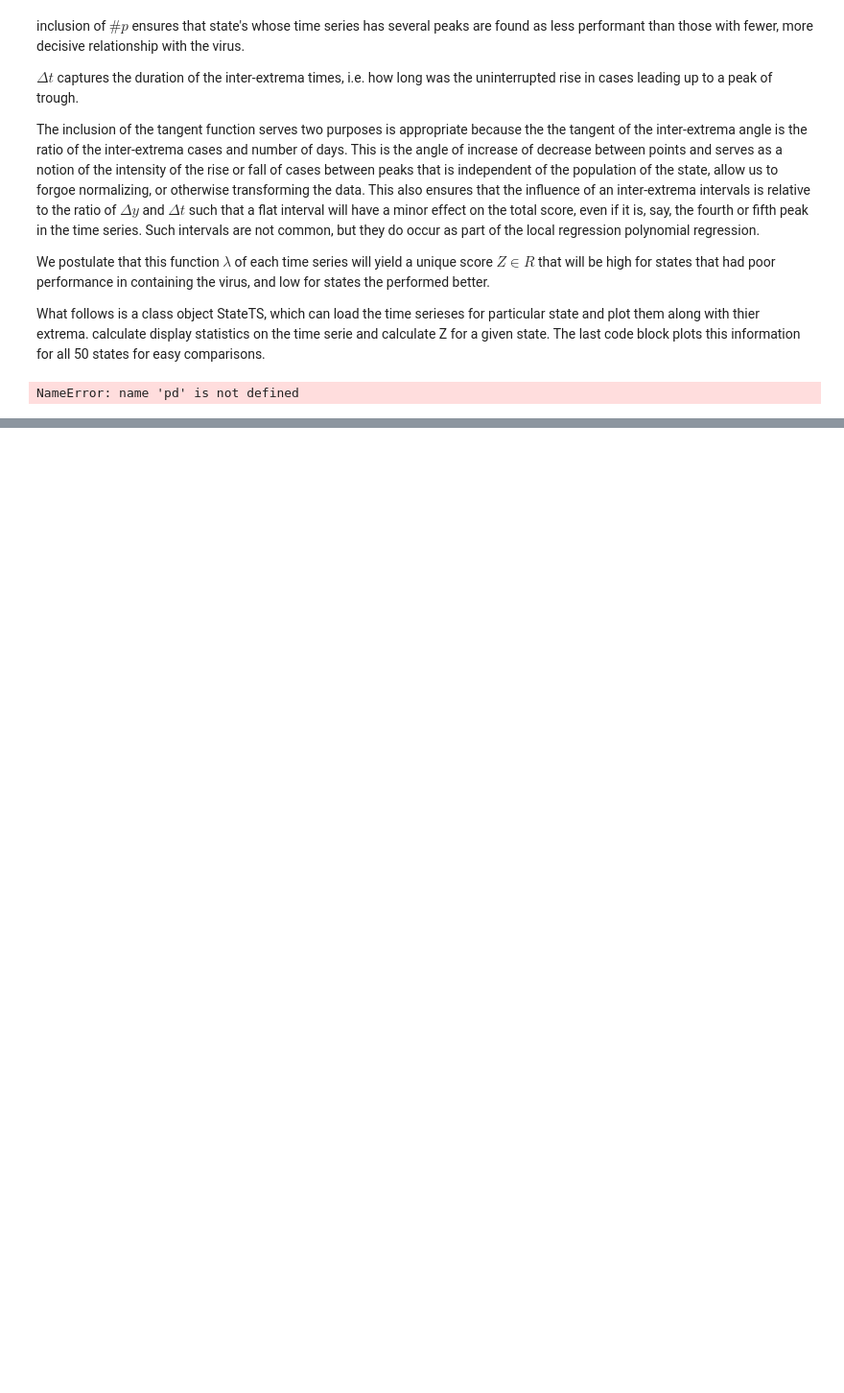
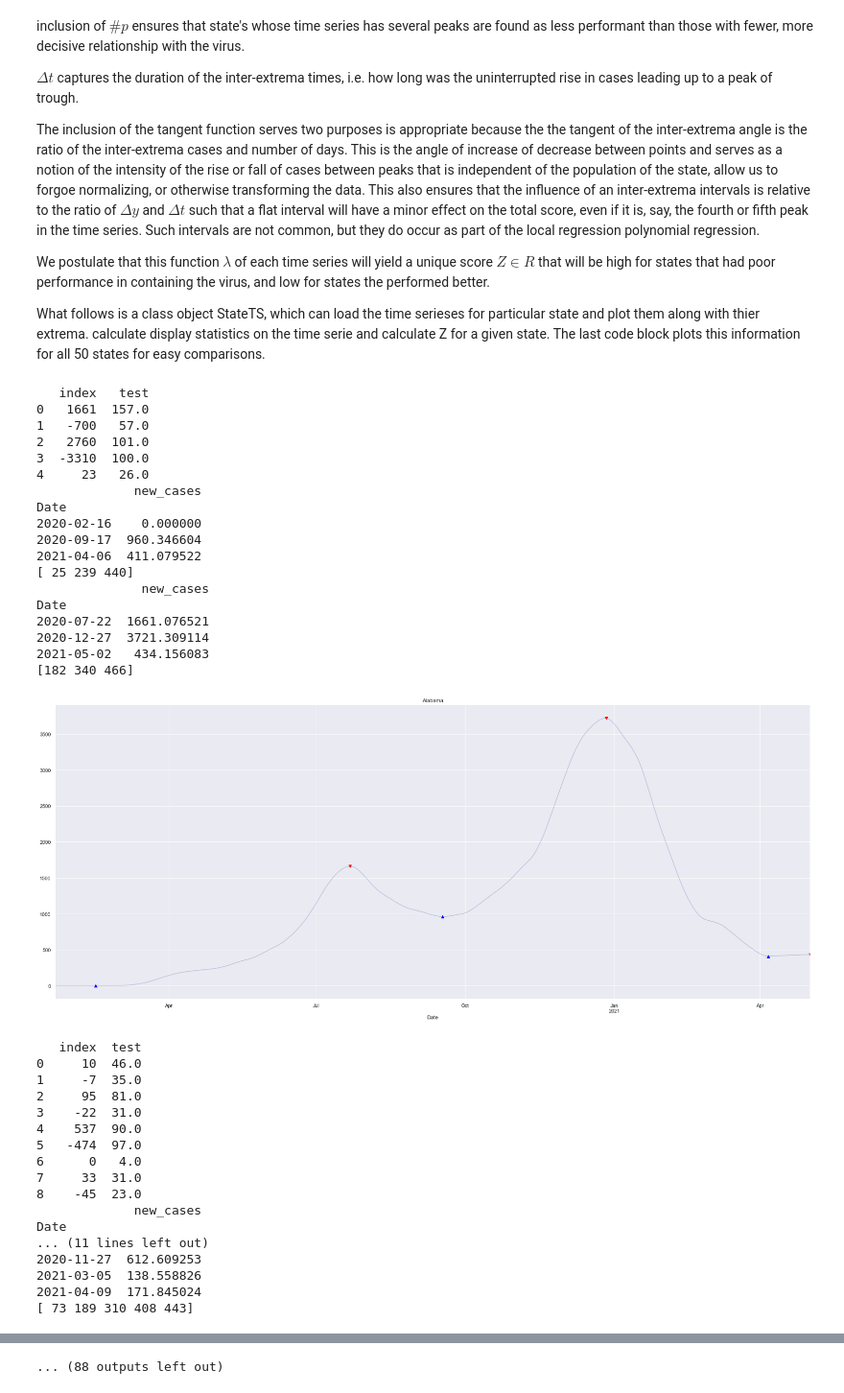
Before and after one commit to DS4A-Team79/COVID-Project, a Jupyter notebook: COVID_TS/50StateTSViz.ipynb, the cells around one changed output, grey strips where cells are left out. Shown at 96% size. Saved outputs shown, nothing was run; the diff lists cells and outputs as text; code cells hidden in the pictures; blank space fills up the shorter version.

```diff
--- a/COVID_TS/50StateTSViz.ipynb
+++ b/COVID_TS/50StateTSViz.ipynb
@@ -181,9 +181,42 @@ class StateTS:
         #print(f"Minimum of Slopes: {np.array(self.slopes).min()}")
         self.chart_peaks()
 # %%
-states=[]
 for state in us_states:
-    StateTS(state).chart_peaks()
-    states.append(StateTS(state).state_name)
+        StateTS(state).chart_peaks()
 # %% [output]
-NameError: name 'pd' is not defined
+   index   test
+0   1661  157.0
+1   -700   57.0
+2   2760  101.0
+3  -3310  100.0
+4     23   26.0
+             new_cases
+Date
+2020-02-16    0.000000
+2020-09-17  960.346604
+2021-04-06  411.079522
+[ 25 239 440]
+              new_cases
+Date
+2020-07-22  1661.076521
+2020-12-27  3721.309114
+2021-05-02   434.156083
+[182 340 466]
+[figure, added]
+   index  test
+0     10  46.0
+1     -7  35.0
+2     95  81.0
+3    -22  31.0
+4    537  90.0
+5   -474  97.0
+6      0   4.0
+7     33  31.0
+8    -45  23.0
+             new_cases
+Date
+... (11 lines left out)
+2020-11-27  612.609253
+2021-03-05  138.558826
+2021-04-09  171.845024
+[ 73 189 310 408 443]
@@ -189,0 +296 @@ NameError: name 'pd' is not defined
+... (88 outputs left out)
```
Also changed, not shown: parts of 1 cell of this notebook, 26 other files.
